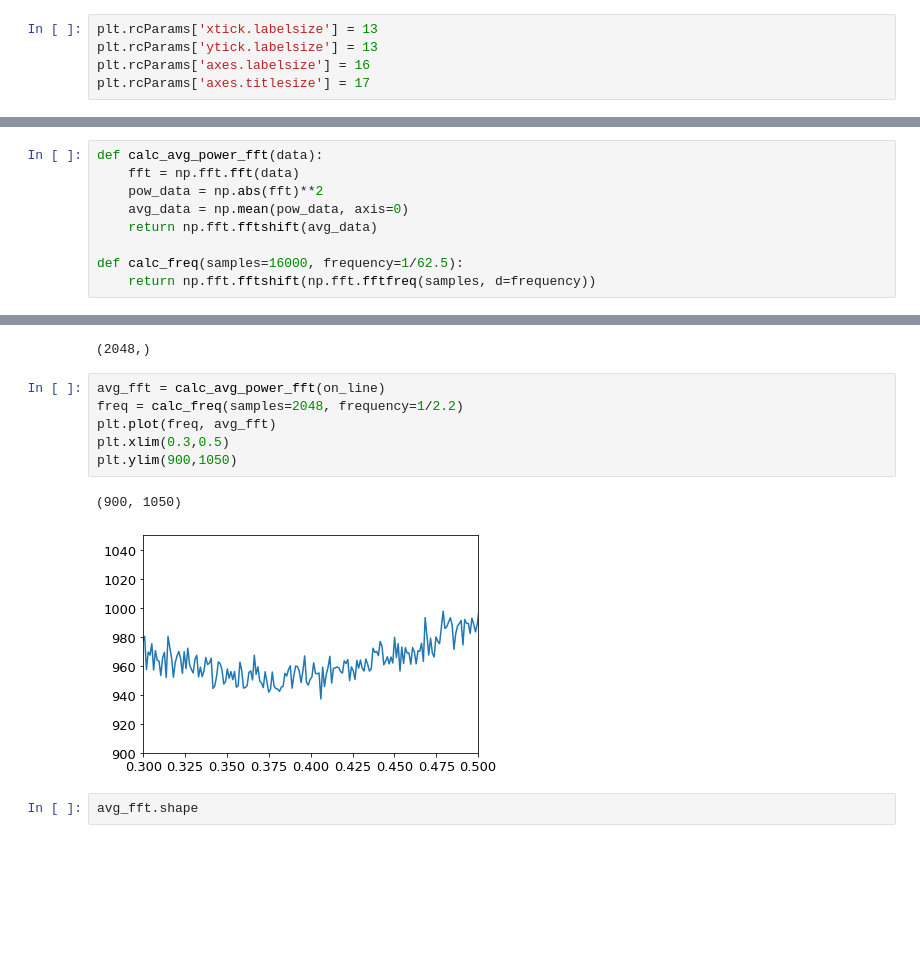
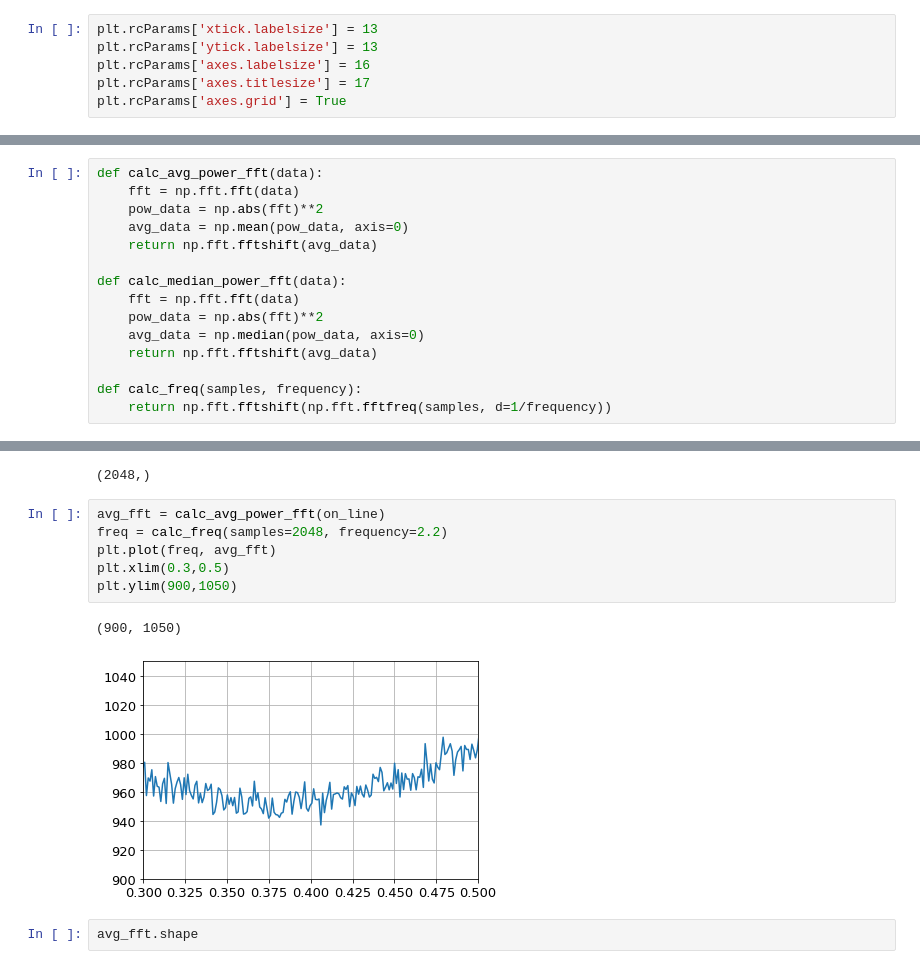
Before and after one commit to James11222/radiolab_repo, a Jupyter notebook: lab2/Emily/lab2.ipynb, the cells around one changed output, grey strips where cells are left out. Cells and saved outputs as stored; diff of their text form; blank space fills up the shorter version.

Commit message:
data calibration

```diff
--- a/lab2/Emily/lab2.ipynb
+++ b/lab2/Emily/lab2.ipynb
@@ -7,6 +7,7 @@ plt.rcParams['xtick.labelsize'] = 13
 plt.rcParams['ytick.labelsize'] = 13
 plt.rcParams['axes.labelsize'] = 16
 plt.rcParams['axes.titlesize'] = 17
+plt.rcParams['axes.grid'] = True
 # %% [markdown]
 ## On-Off Spectra
 # %%
@@ -19,8 +20,14 @@ def calc_avg_power_fft(data):
     avg_data = np.mean(pow_data, axis=0)
     return np.fft.fftshift(avg_data)
 
-def calc_freq(samples=16000, frequency=1/62.5):
-    return np.fft.fftshift(np.fft.fftfreq(samples, d=frequency))
+def calc_median_power_fft(data):
+    fft = np.fft.fft(data)
+    pow_data = np.abs(fft)**2
+    avg_data = np.median(pow_data, axis=0)
+    return np.fft.fftshift(avg_data)
+
+def calc_freq(samples, frequency):
+    return np.fft.fftshift(np.fft.fftfreq(samples, d=1/frequency))
 # %%
 on_line.shape
 # %% [output]
@@ -31,13 +38,13 @@ off_line.shape
 (2048,)
 # %%
 avg_fft = calc_avg_power_fft(on_line)
-freq = calc_freq(samples=2048, frequency=1/2.2)
+freq = calc_freq(samples=2048, frequency=2.2)
 plt.plot(freq, avg_fft)
 plt.xlim(0.3,0.5)
 plt.ylim(900,1050)
 # %% [output]
 (900, 1050)
-[figure, old version]
+[figure, new version]
 # %%
 avg_fft.shape
 # %% [output]
```
Also changed, not shown: parts of 19 cells of this notebook.
